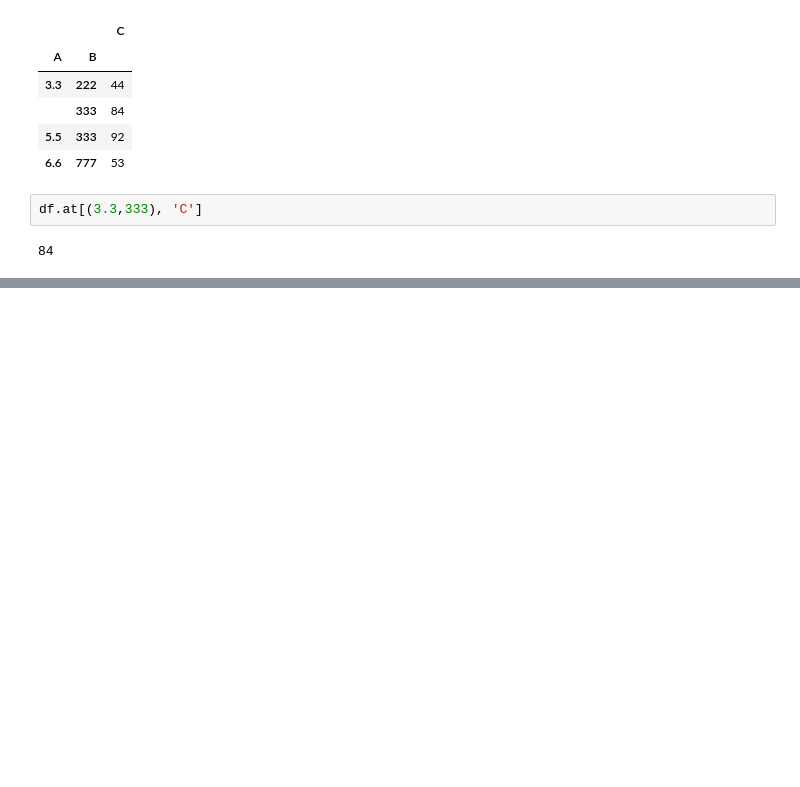
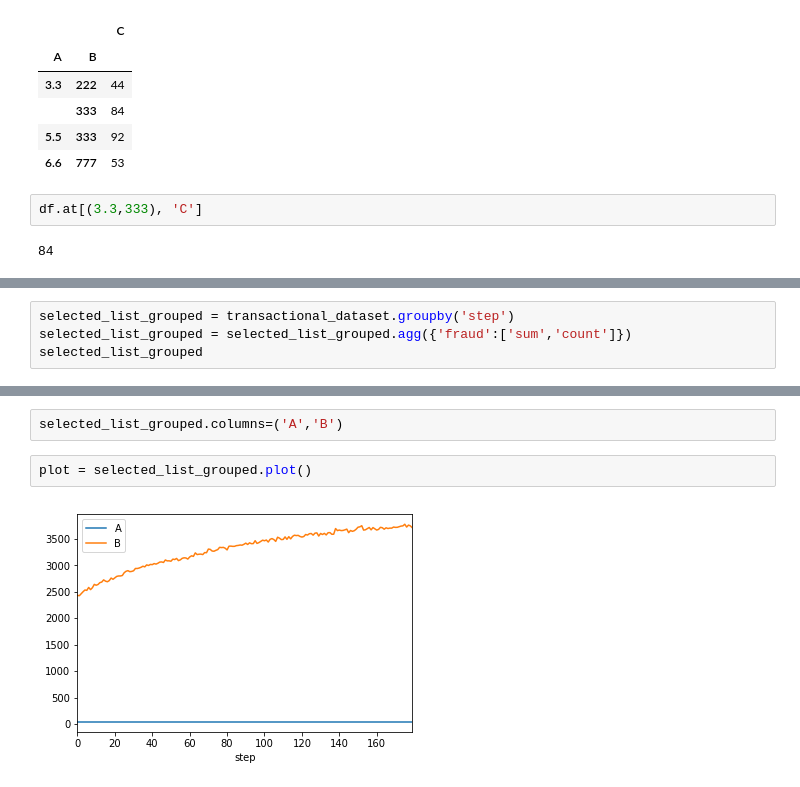
Before and after one commit to CMootz/DS-bank-app, a Jupyter notebook: notebooks/Kaggle_Bank_Data.ipynb, the cells around one changed output, grey strips where cells are left out. Drawn from its saved outputs; the diff is of its cells as text; blank space fills up the shorter version.

```diff
--- a/notebooks/Kaggle_Bank_Data.ipynb
+++ b/notebooks/Kaggle_Bank_Data.ipynb
@@ -347,3 +345,7 @@ df.at[(3.3,333), 'C']
 plot = table.T.plot.pie(subplots=True, figsize=(500,100))
 # %% [output]
 [figure]
+# %%
+selected_list_grouped = transactional_dataset.groupby('step')
+selected_list_grouped = selected_list_grouped.agg({'fraud':['sum','count']})
+selected_list_grouped
@@ -349,0 +380,6 @@ plot = table.T.plot.pie(subplots=True, figsize=(500,100))
+# %%
+selected_list_grouped.columns=('A','B')
+# %%
+plot = selected_list_grouped.plot()
+# %% [output]
+[figure, added]
```
Also changed, not shown: parts of 10 cells of this notebook, 1 other file.
